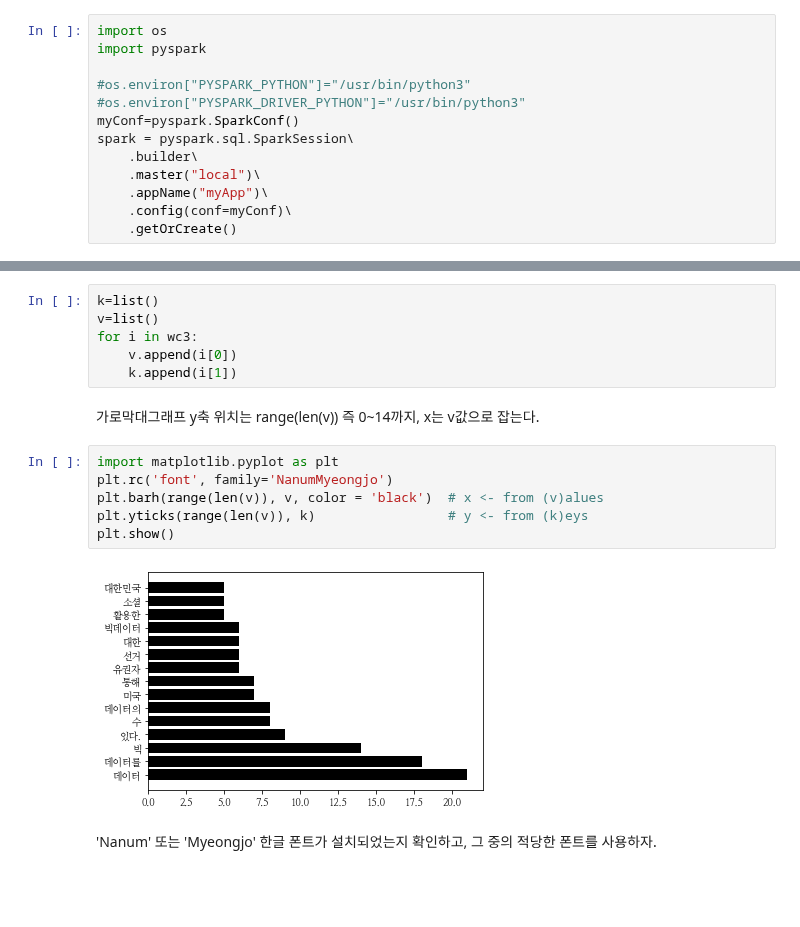
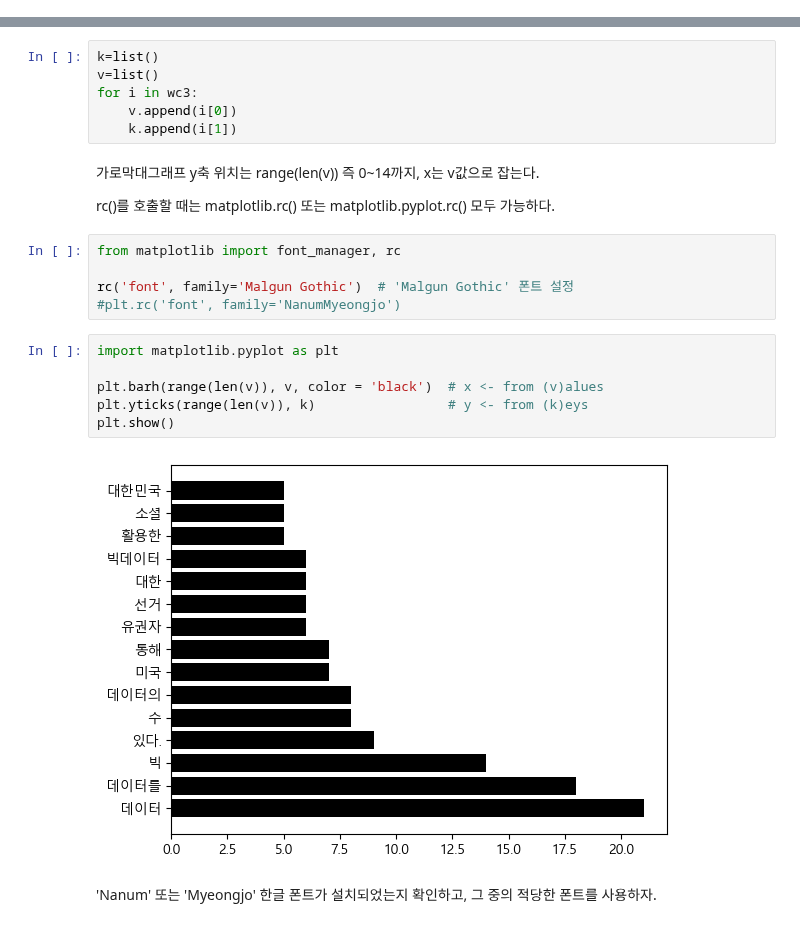
Before and after one commit to smu405/s, a Jupyter notebook: ds3_spark_rdd.ipynb, the cells around one changed output, grey strips where cells are left out. Saved outputs shown, nothing was run; the diff lists cells and outputs as text; blank space fills up the shorter version.

```diff
--- a/ds3_spark_rdd.ipynb
+++ b/ds3_spark_rdd.ipynb
@@ -471,16 +458,3 @@ https://www.data.go.kr/data/15051545/fileData.do
 ### SparkSession 생성
 
 문제를 풀기 위해, SparkSession을 생성하고 있다. 주의! 한 번 만들어지면 메모리에서 해제되기까지는 존속하니, 세션 동안 SparkSession은 1회만 생성하면 된다. 이미 생성되어 있다면 또 할 필요가 없다는 뜻이다.
-# %%
-import os
-import pyspark
-
-#os.environ["PYSPARK_PYTHON"]="/usr/bin/python3"
-#os.environ["PYSPARK_DRIVER_PYTHON"]="/usr/bin/python3"
-myConf=pyspark.SparkConf()
-spark = pyspark.sql.SparkSession\
-    .builder\
-    .master("local")\
-    .appName("myApp")\
-    .config(conf=myConf)\
-    .getOrCreate()
@@ -2209,14 +2048,21 @@ for i in wc3:
     k.append(i[1])
 # %% [markdown]
 가로막대그래프 y축 위치는 range(len(v)) 즉 0~14까지, x는 v값으로 잡는다.
+
+rc()를 호출할 때는 matplotlib.rc() 또는 matplotlib.pyplot.rc() 모두 가능하다.
+# %%
+from matplotlib import font_manager, rc
+
+rc('font', family='Malgun Gothic')  # 'Malgun Gothic' 폰트 설정
+#plt.rc('font', family='NanumMyeongjo')
 # %%
 import matplotlib.pyplot as plt
-plt.rc('font', family='NanumMyeongjo')
+
 plt.barh(range(len(v)), v, color = 'black')  # x <- from (v)alues
 plt.yticks(range(len(v)), k)                 # y <- from (k)eys
 plt.show()
 # %% [output]
-[figure, old version]
+[figure, new version]
 # %% [markdown]
 'Nanum' 또는 'Myeongjo' 한글 폰트가 설치되었는지 확인하고, 그 중의 적당한 폰트를 사용하자.
 # %%
```
Also changed, not shown: parts of 62 cells of this notebook.
